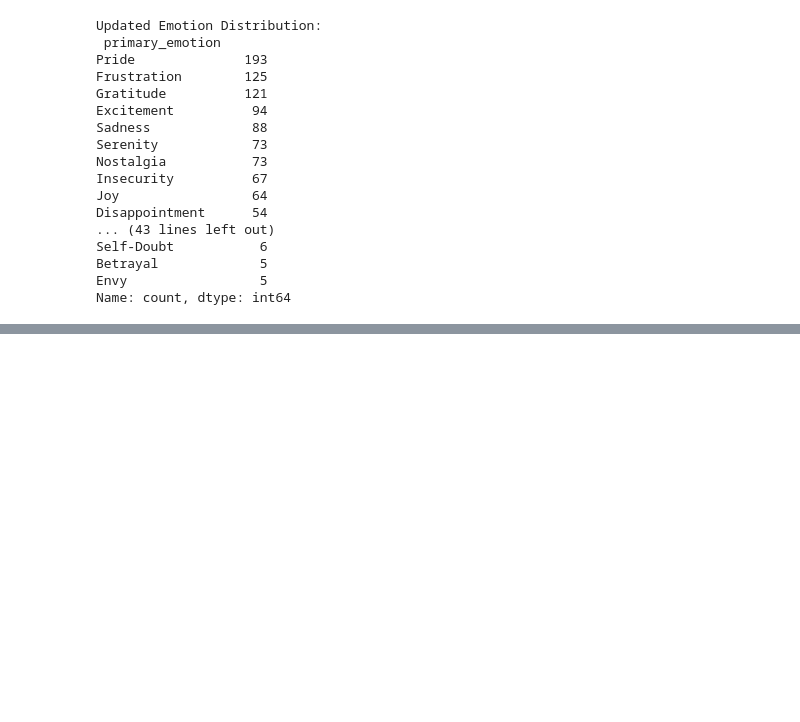
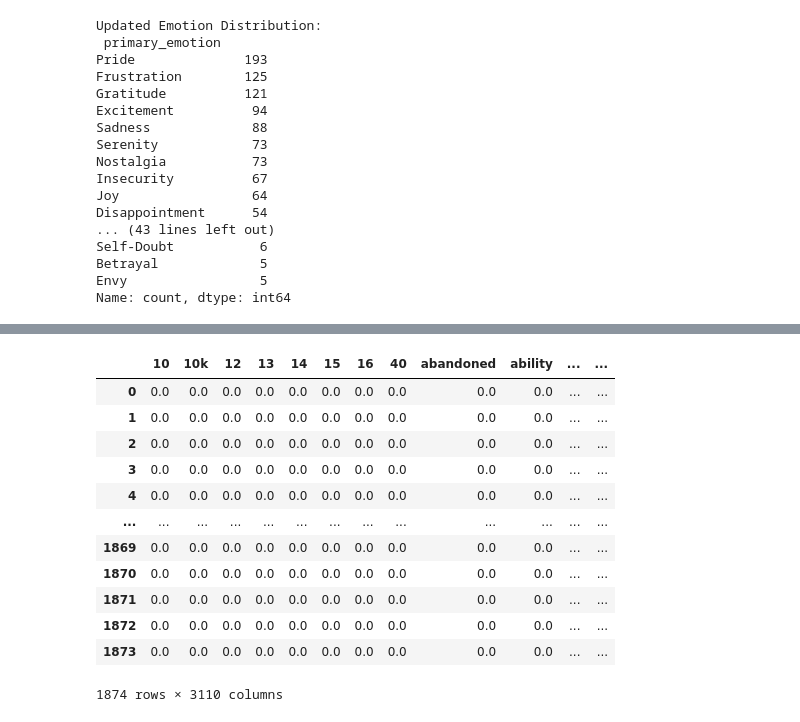
Before and after one commit to RafaParkoureiro/Emotionverse, a Jupyter notebook: work.ipynb, the cells around one changed output, grey strips where cells are left out. Cells and saved outputs as stored; diff of their text form; code cells hidden in the pictures; blank space fills up the shorter version.

```diff
--- a/work.ipynb
+++ b/work.ipynb
@@ -133,0 +187,36 @@ print(report)
+# %%
+from sentence_transformers import SentenceTransformer
+
+# Load a pre-trained sentence transformer model
+model = SentenceTransformer('all-MiniLM-L6-v2')
+
+# Generate embeddings for the 'text' column
+df_filtered['embedding'] = df_filtered['text'].apply(lambda x: model.encode(x))
+# %%
+from sklearn.feature_extraction.text import TfidfVectorizer
+
+# Initialize the TF-IDF vectorizer
+vectorizer = TfidfVectorizer()
+
+# Fit and transform using the lemmatized_text column
+X_tfidf = vectorizer.fit_transform(df_filtered['lemmatized_text'])
+
+# Optionally, convert to DataFrame for inspection
+tfidf_df = pd.DataFrame(X_tfidf.toarray(), columns=vectorizer.get_feature_names_out())
+# %%
+
+tfidf_df
+# %% [output]
+|  | 10 | 10k | 12 | 13 | 14 | 15 | 16 | 40 | abandoned | ability | ... | ... |
+| 0 | 0.0 | 0.0 | 0.0 | 0.0 | 0.0 | 0.0 | 0.0 | 0.0 | 0.0 | 0.0 | ... | ... |
+| 1 | 0.0 | 0.0 | 0.0 | 0.0 | 0.0 | 0.0 | 0.0 | 0.0 | 0.0 | 0.0 | ... | ... |
+| 2 | 0.0 | 0.0 | 0.0 | 0.0 | 0.0 | 0.0 | 0.0 | 0.0 | 0.0 | 0.0 | ... | ... |
+| 3 | 0.0 | 0.0 | 0.0 | 0.0 | 0.0 | 0.0 | 0.0 | 0.0 | 0.0 | 0.0 | ... | ... |
+| 4 | 0.0 | 0.0 | 0.0 | 0.0 | 0.0 | 0.0 | 0.0 | 0.0 | 0.0 | 0.0 | ... | ... |
+| ... | ... | ... | ... | ... | ... | ... | ... | ... | ... | ... | ... | ... |
+| 1869 | 0.0 | 0.0 | 0.0 | 0.0 | 0.0 | 0.0 | 0.0 | 0.0 | 0.0 | 0.0 | ... | ... |
+| 1870 | 0.0 | 0.0 | 0.0 | 0.0 | 0.0 | 0.0 | 0.0 | 0.0 | 0.0 | 0.0 | ... | ... |
+| 1871 | 0.0 | 0.0 | 0.0 | 0.0 | 0.0 | 0.0 | 0.0 | 0.0 | 0.0 | 0.0 | ... | ... |
+| 1872 | 0.0 | 0.0 | 0.0 | 0.0 | 0.0 | 0.0 | 0.0 | 0.0 | 0.0 | 0.0 | ... | ... |
+| 1873 | 0.0 | 0.0 | 0.0 | 0.0 | 0.0 | 0.0 | 0.0 | 0.0 | 0.0 | 0.0 | ... | ... |
+1874 rows × 3110 columns
```
Also changed, not shown: parts of 5 cells of this notebook.
